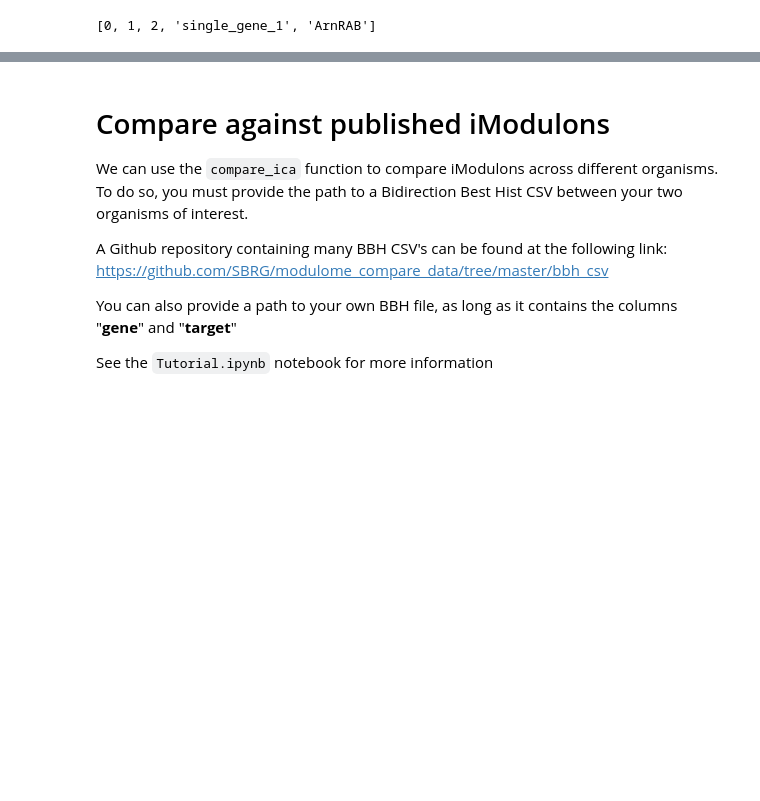
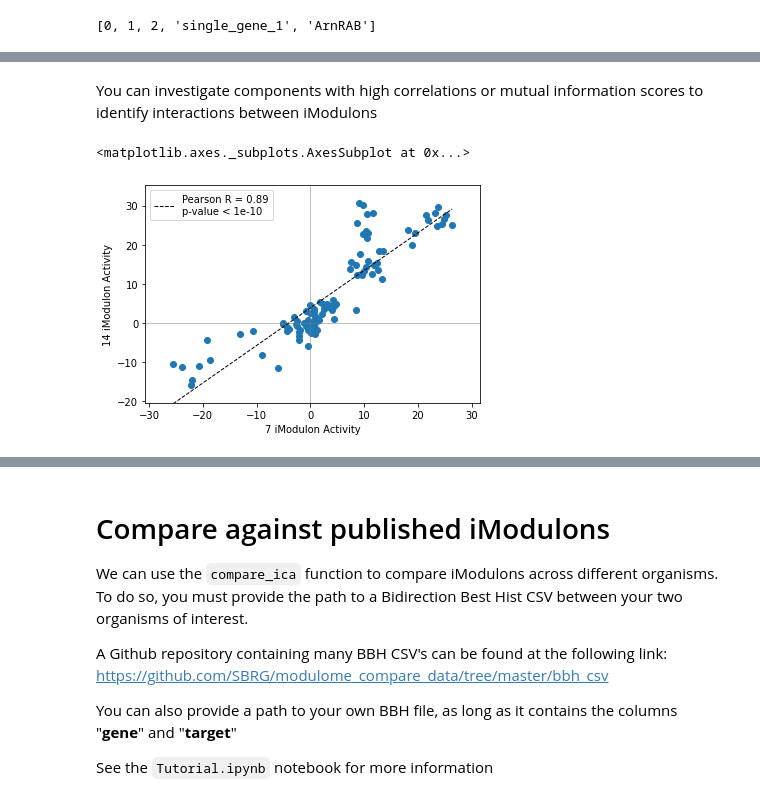
Before and after one commit to SBRG/pymodulon, a Jupyter notebook: notebooks/iModulon_characterization.ipynb, the cells around one changed output, grey strips where cells are left out. Drawn from its saved outputs; the diff is of its cells as text; code cells hidden in the pictures; blank space fills up the shorter version.

```diff
--- a/notebooks/iModulon_characterization.ipynb
+++ b/notebooks/iModulon_characterization.ipynb
@@ -323,0 +343,7 @@ ica_data.imodulon_names[:5]
+# %% [markdown]
+You can investigate components with high correlations or mutual information scores to identify interactions between iModulons
+# %%
+compare_activities(ica_data,7,14)
+# %% [output]
+<matplotlib.axes._subplots.AxesSubplot at 0x...>
+[figure, added]
```
Also changed, not shown: parts of 18 cells of this notebook, 1 other file.
